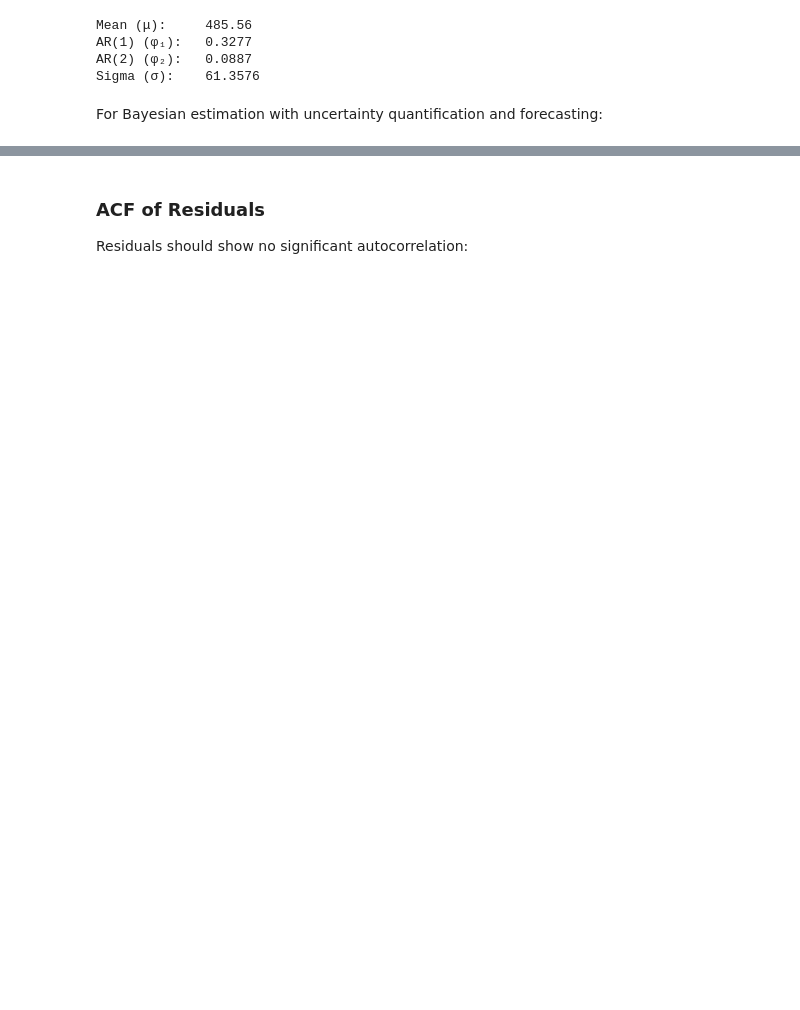
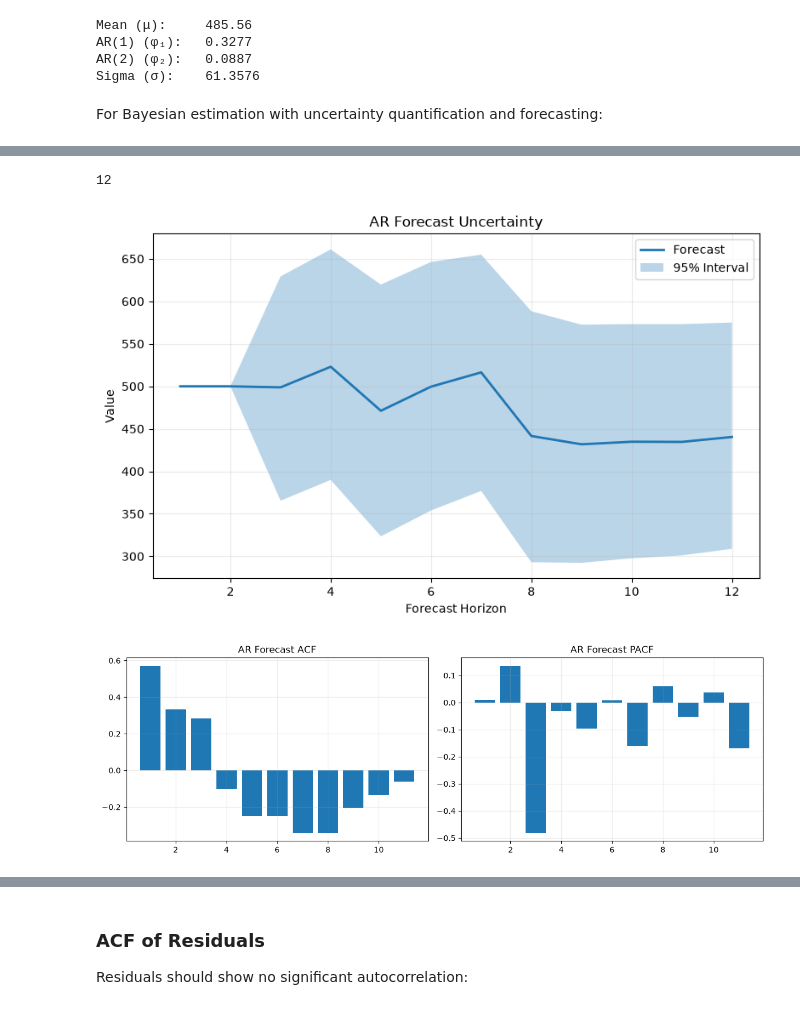
Before and after one commit to USACE-RMC/BestFit-Python-Examples, a Jupyter notebook: notebooks/03_time_series_forecasting.ipynb, the cells around one changed output, grey strips where cells are left out. Cells and saved outputs as stored; diff of their text form; code cells hidden in the pictures; blank space fills up the shorter version.

```diff
--- a/notebooks/03_time_series_forecasting.ipynb
+++ b/notebooks/03_time_series_forecasting.ipynb
@@ -438 +531,67 @@ Month        Forecast    Lower 95%    Upper 95%
+# %%
+print(ar_analysis.ForecastingTimeSteps)
+
+ar_forecast_steps = np.arange(1,ar_analysis.ForecastingTimeSteps + 1)
+
+ar_forecast_mode = np.array([
+    ar_forecasts.MeanCurve[i]
+    for i in range(
+        ar_analysis.ForecastingTimeSteps
+    )
+])
+
+ar_forecast_lower = np.array([
+    ar_forecasts.ConfidenceIntervals[i,1]
+    for i in range(
+        ar_analysis.ForecastingTimeSteps
+    )
+])
+
+ar_forecast_upper = np.array([
+    ar_forecasts.ConfidenceIntervals[i,2]
+    for i in range(
+        ar_analysis.ForecastingTimeSteps
+    )
+])
+
+plt.figure(figsize=(8,5))
+plt.plot(ar_forecast_steps,ar_forecast_mode,linewidth=2,label="Forecast")
+plt.fill_between(ar_forecast_steps,ar_forecast_lower,ar_forecast_upper,alpha=0.3,label="95% Interval")
+plt.xlabel("Forecast Horizon")
+plt.ylabel("Value")
+plt.title("AR Forecast Uncertainty")
+plt.grid(alpha=0.25)
+plt.legend()
+
+plt.tight_layout()
+
+ar_acf = Autocorrelation.Function(convert_to_dotnet_array(ar_forecast_mode),lagMax=12)
+ar_pacf = Autocorrelation.Function(convert_to_dotnet_array(ar_forecast_mode),lagMax=12,type=Autocorrelation.Type.Partial)
+lags = np.arange(1,12)
+
+ar_acf_vals = np.array([
+    float(ar_acf[int(i),1])
+    for i in lags
+])
+
+ar_pacf_vals = np.array([
+    float(ar_pacf[int(i),1])
+    for i in lags
+])
+
+fig, ax = plt.subplots(1,2,figsize=(12,4))
+
+ax[0].bar(lags,ar_acf_vals)
+ax[0].set_title("AR Forecast ACF")
+ax[0].grid(alpha=0.25)
+
+ax[1].bar(lags,ar_pacf_vals)
+ax[1].set_title("AR Forecast PACF")
+ax[1].grid(alpha=0.25)
+
+plt.tight_layout()
+# %% [output]
+12
+[figure, added]
+[figure, added]
 # %% [markdown]
```
Also changed, not shown: parts of 36 cells of this notebook, 5 other files.
